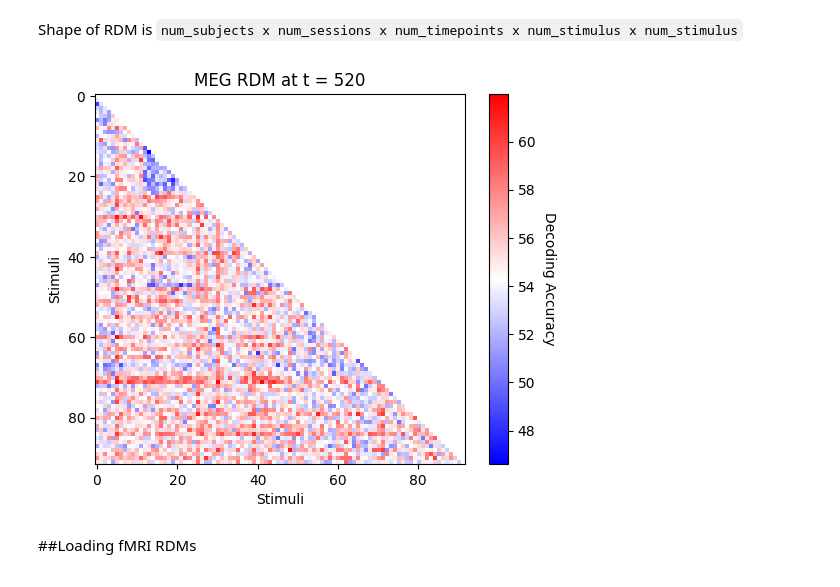
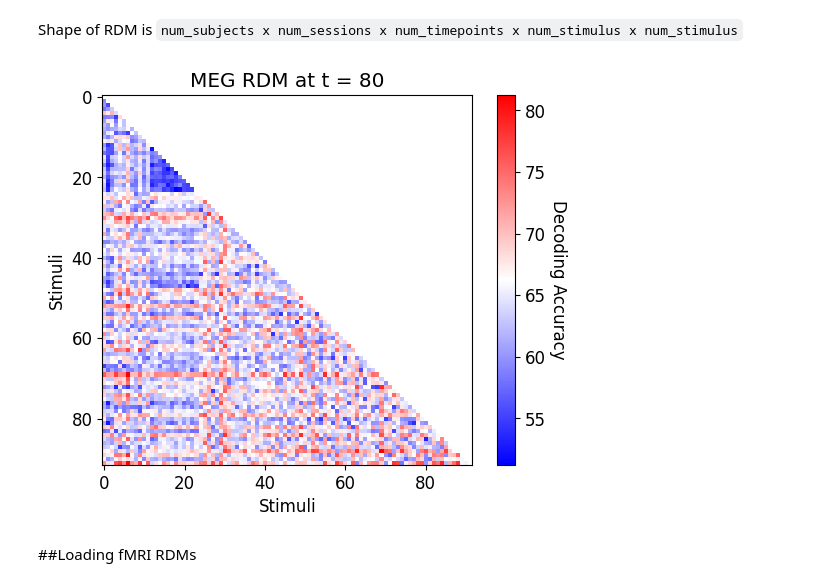
Before and after one commit to OdinViolet/Neuromatch, a Jupyter notebook: projects/fMRI/load_cichy_fMRI_MEG.ipynb, the cells around one changed output. Drawn from its saved outputs; the diff is of its cells as text; code cells hidden in the pictures.

```diff
--- a/projects/fMRI/load_cichy_fMRI_MEG.ipynb
+++ b/projects/fMRI/load_cichy_fMRI_MEG.ipynb
@@ -121,25 +122,25 @@ del MEG_RDMs
 # %%
 # @title visualize subject averaged MEG RDMs
-timepoint = 520  # @param {type:"slider", min:-100, max:600, step:20}
+timepoint = 80  # @param {type:"slider", min:-100, max:600, step:20}
 
 # Load RDM at a given timepoint
 # +100 as the RDMs provided are from -100ms to 1000ms after the stimulus onset
 RDM = np.array(MEG_RDM_sub_averaged[timepoint+100])
 
 # Since the matrix is symmetric we set upper triangular values to NaN
 RDM[np.triu_indices(RDM.shape[0], 1)] = np.nan
 
 # plot the RDM at given timepoint
 plt.imshow(RDM, cmap="bwr")
 plt.title("MEG RDM at t = " + str(timepoint))
 cbar = plt.colorbar()
 plt.xlabel("Stimuli")
 plt.ylabel("Stimuli")
 cbar.ax.get_yaxis().labelpad = 15
 cbar.ax.set_ylabel('Decoding Accuracy', rotation=270)
 plt.show()
 # %% [output]
-[figure, old version]
+[figure, new version]
 # %% [markdown]
 ##Loading fMRI RDMs
 # %%
```
Also changed, not shown: parts of 6 cells of this notebook.
